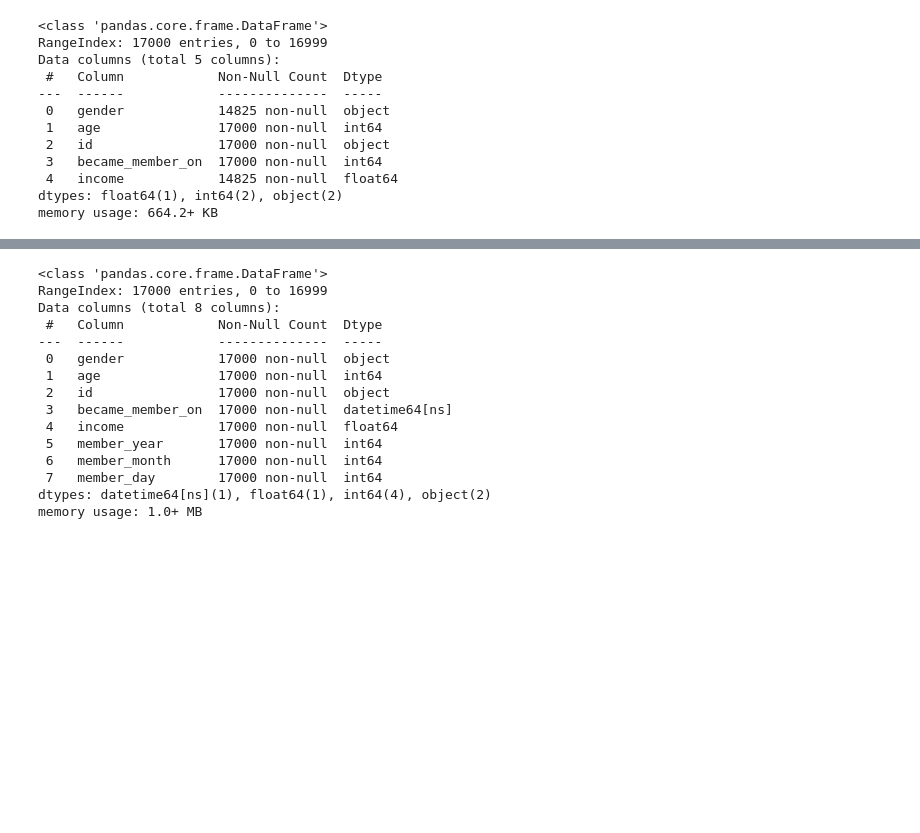
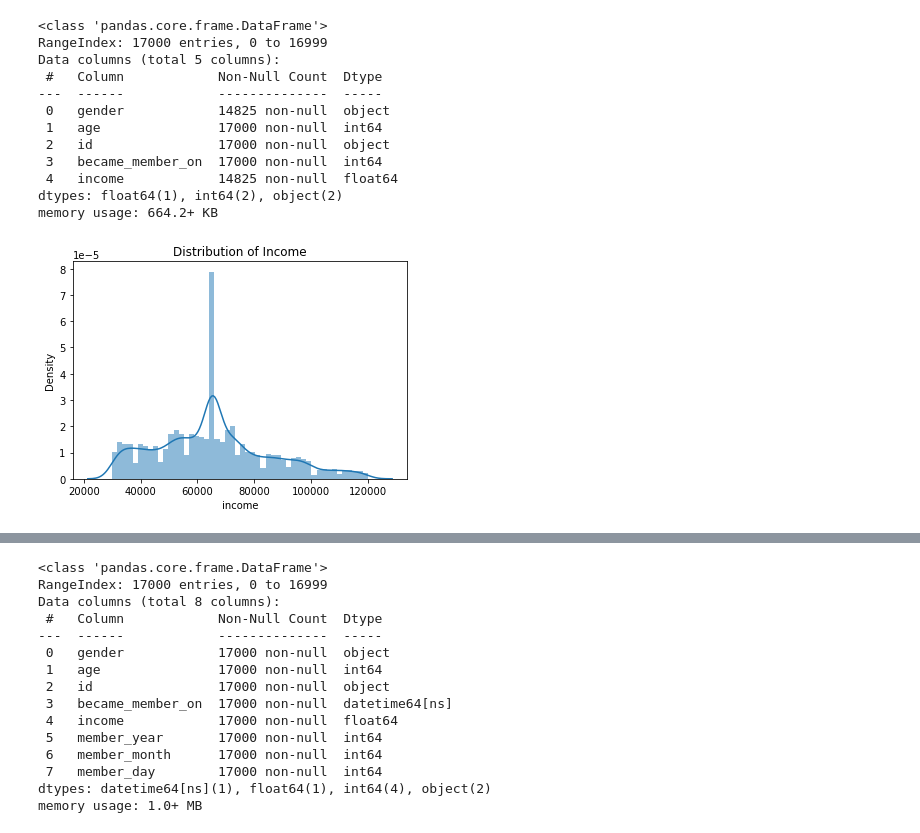
Before and after one commit to claudiazi/UdacityDataScientistNanoDegree, a Jupyter notebook: Projects/starbucks_capstone/Starbucks_Capstone_notebook.ipynb, the cells around one changed output, grey strips where cells are left out. Saved outputs shown, nothing was run; the diff lists cells and outputs as text; code cells hidden in the pictures; blank space fills up the shorter version.

```diff
--- a/Projects/starbucks_capstone/Starbucks_Capstone_notebook.ipynb
+++ b/Projects/starbucks_capstone/Starbucks_Capstone_notebook.ipynb
@@ -129,6 +129,12 @@ profile['gender'] = profile['gender'].fillna('Unknown')
 # Fill empty income values with mean value
 income_mean = profile['income'].mean()
 profile['income'] = profile['income'].fillna(income_mean)
+# %%
+fig, ax = plt.subplots()
+sns.distplot(profile['income'], bins=50, hist_kws={'alpha': 0.5}, ax=ax)
+plt.title('Distribution of Income');
+# %% [output]
+[figure, added]
 # %%
 #Dropping became_member_on column, and creating new columns representing year,month,date, and member_date
 profile['member_year'] = profile.became_member_on.apply(lambda x: int(str(x)[:4]))
```
Also changed, not shown: parts of 34 cells of this notebook.
